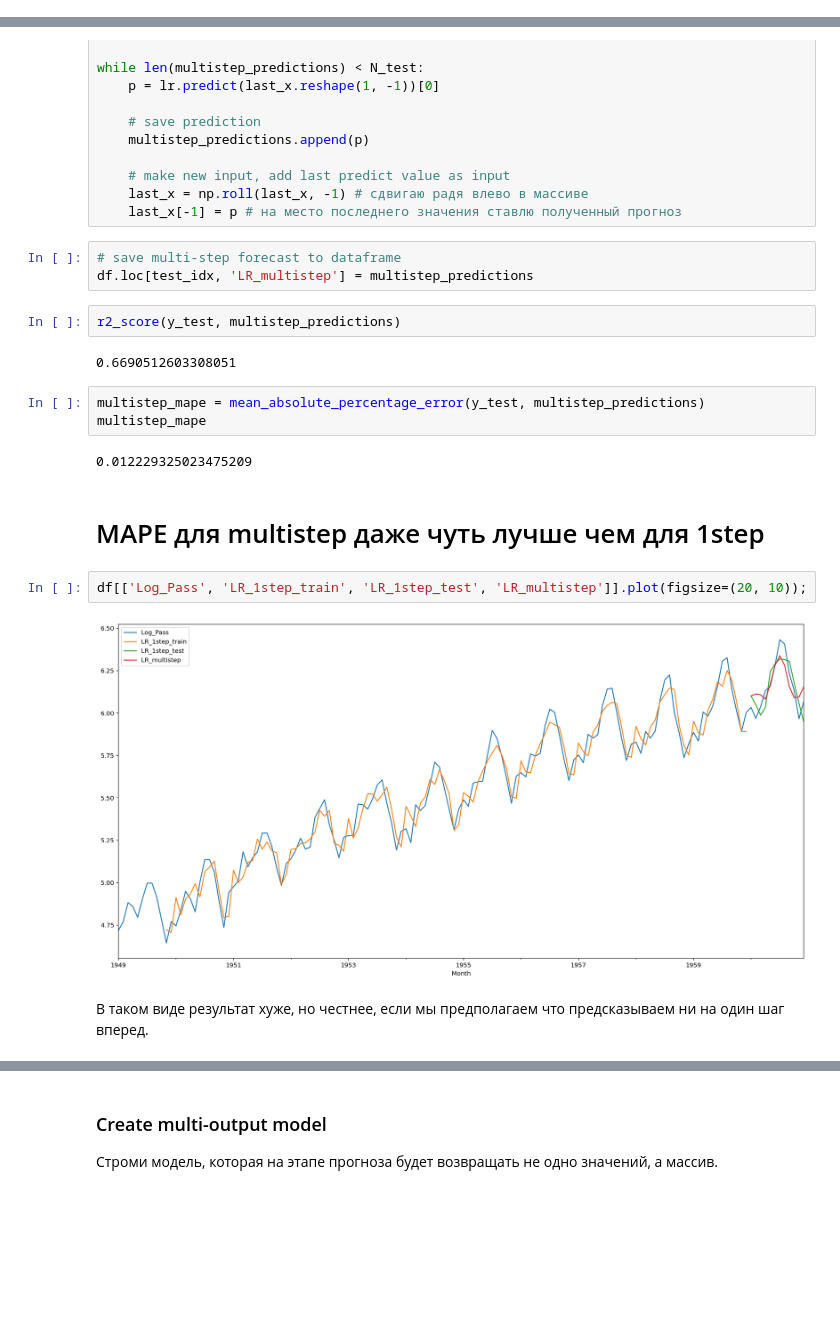
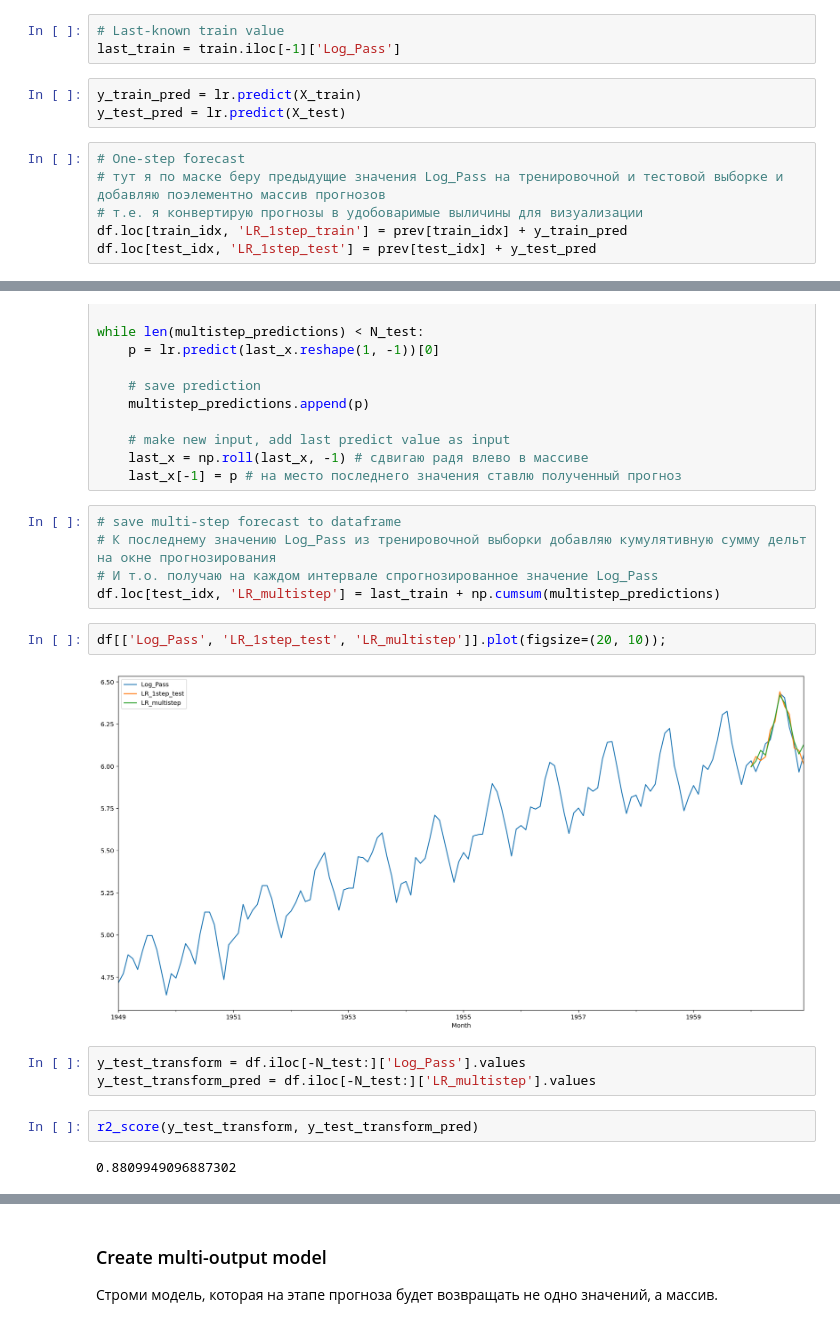
Before and after one commit to Chepell/SF_DS_Pro, a Jupyter notebook: 02_TimeSeries/04_ML/03_ML_Airline_with_diff.ipynb, the cells around one changed output, grey strips where cells are left out. Drawn from its saved outputs; the diff is of its cells as text; blank space fills up the shorter version.

```diff
--- a/02_TimeSeries/04_ML/03_ML_Airline_with_diff.ipynb
+++ b/02_TimeSeries/04_ML/03_ML_Airline_with_diff.ipynb
@@ -168,3 +177,15 @@ df.loc[test_idx, 'LR_1step_test'] = y_test_pred
+# %%
+# Last-known train value
+last_train = train.iloc[-1]['Log_Pass']
+# %%
+y_train_pred = lr.predict(X_train)
+y_test_pred = lr.predict(X_test)
+# %%
+# One-step forecast
+# тут я по маске беру предыдущие значения Log_Pass на тренировочной и тестовой выборке и добавляю поэлементно массив прогнозов
+# т.е. я конвертирую прогнозы в удобоваримые выличины для визуализации
+df.loc[train_idx, 'LR_1step_train'] = prev[train_idx] + y_train_pred
+df.loc[test_idx, 'LR_1step_test'] = prev[test_idx] + y_test_pred
 # %%
 df[['Log_Pass', 'LR_1step_train', 'LR_1step_test']].plot(figsize=(20, 10));
 # %% [output]
@@ -190,21 +249,17 @@ while len(multistep_predictions) < N_test:
     last_x[-1] = p # на место последнего значения ставлю полученный прогноз
 # %%
 # save multi-step forecast to dataframe
-df.loc[test_idx, 'LR_multistep'] = multistep_predictions
+# К последнему значению Log_Pass из тренировочной выборки добавляю кумулятивную сумму дельт на окне прогнозирования
+# И т.о. получаю на каждом интервале спрогнозированное значение Log_Pass
+df.loc[test_idx, 'LR_multistep'] = last_train + np.cumsum(multistep_predictions)
-# %%
-r2_score(y_test, multistep_predictions)
-# %% [output]
-0.6690512603308051
-# %%
-multistep_mape = mean_absolute_percentage_error(y_test, multistep_predictions)
-multistep_mape
-# %% [output]
-0.012229325023475209
-# %% [markdown]
-# MAPE для multistep даже чуть лучше чем для 1step
 # %%
-df[['Log_Pass', 'LR_1step_train', 'LR_1step_test', 'LR_multistep']].plot(figsize=(20, 10));
+df[['Log_Pass', 'LR_1step_test', 'LR_multistep']].plot(figsize=(20, 10));
 # %% [output]
-[figure, old version]
+[figure, new version]
-# %% [markdown]
-В таком виде результат хуже, но честнее, если мы предполагаем что предсказываем ни на один шаг вперед.
+# %%
+y_test_transform = df.iloc[-N_test:]['Log_Pass'].values
+y_test_transform_pred = df.iloc[-N_test:]['LR_multistep'].values
+# %%
+r2_score(y_test_transform, y_test_transform_pred)
+# %% [output]
+0.8809949096887302
```
Also changed, not shown: parts of 55 cells of this notebook, 3 other files.
